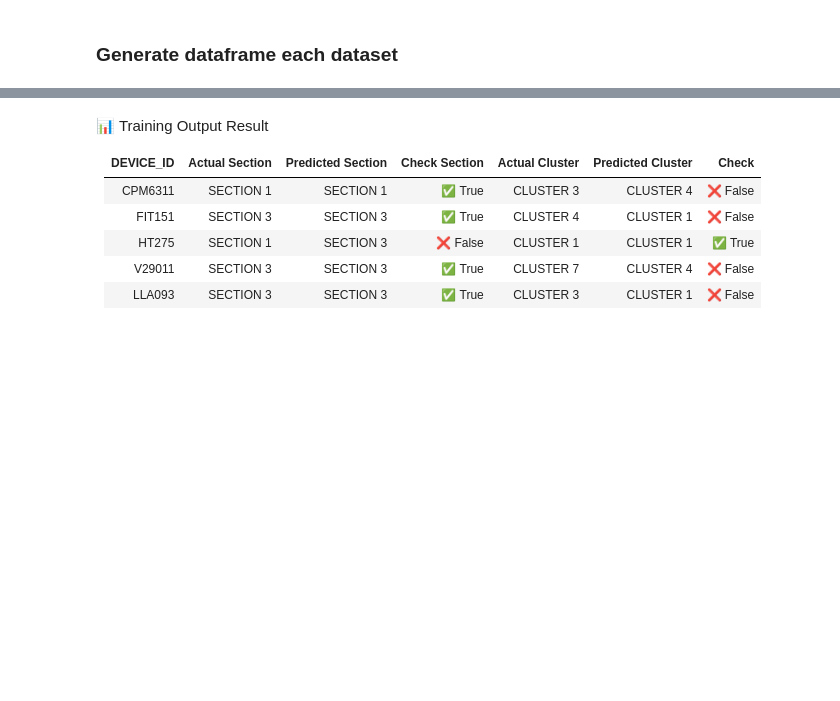
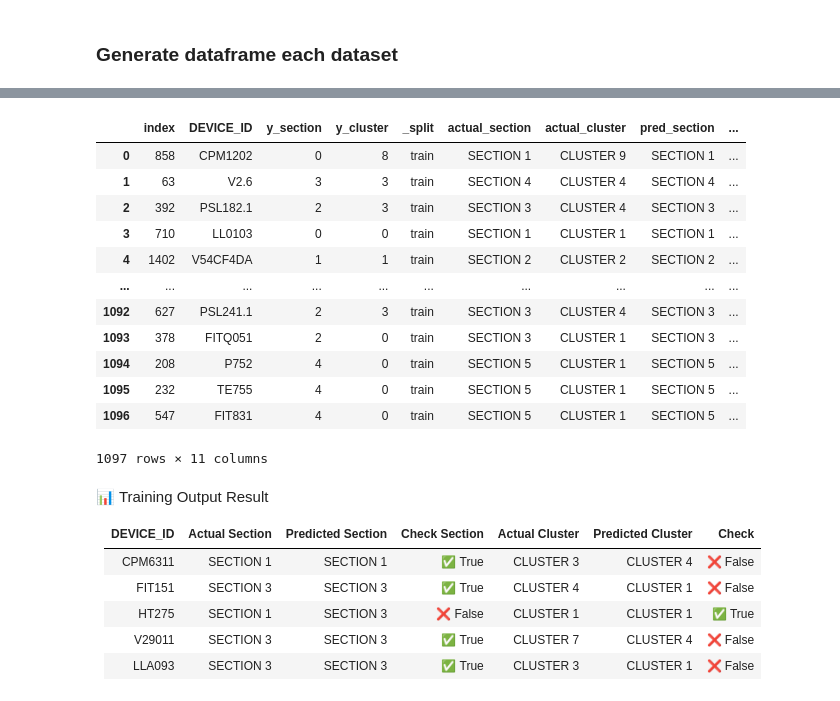
Before and after one commit to Syaziyah30/DeviceCluster, a Jupyter notebook: 1.training_model/Section XGB Model - Model Training.ipynb, the cells around one changed output, grey strips where cells are left out. Cells and saved outputs as stored; diff of their text form; code cells hidden in the pictures; blank space fills up the shorter version.

```diff
--- a/1.training_model/Section XGB Model - Model Training.ipynb
+++ b/1.training_model/Section XGB Model - Model Training.ipynb
@@ -482,3 +759,19 @@ val_df2["actual_cluster"] = le_cluster.inverse_transform(val_df2["y_cluster"])
+# %%
+train_df2
+# %% [output]
+|  | index | DEVICE_ID | y_section | y_cluster | _split | actual_section | actual_cluster | pred_section | ... |
+| 0 | 858 | CPM1202 | 0 | 8 | train | SECTION 1 | CLUSTER 9 | SECTION 1 | ... |
+| 1 | 63 | V2.6 | 3 | 3 | train | SECTION 4 | CLUSTER 4 | SECTION 4 | ... |
+| 2 | 392 | PSL182.1 | 2 | 3 | train | SECTION 3 | CLUSTER 4 | SECTION 3 | ... |
+| 3 | 710 | LL0103 | 0 | 0 | train | SECTION 1 | CLUSTER 1 | SECTION 1 | ... |
+| 4 | 1402 | V54CF4DA | 1 | 1 | train | SECTION 2 | CLUSTER 2 | SECTION 2 | ... |
+| ... | ... | ... | ... | ... | ... | ... | ... | ... | ... |
+| 1092 | 627 | PSL241.1 | 2 | 3 | train | SECTION 3 | CLUSTER 4 | SECTION 3 | ... |
+| 1093 | 378 | FITQ051 | 2 | 0 | train | SECTION 3 | CLUSTER 1 | SECTION 3 | ... |
+| 1094 | 208 | P752 | 4 | 0 | train | SECTION 5 | CLUSTER 1 | SECTION 5 | ... |
+| 1095 | 232 | TE755 | 4 | 0 | train | SECTION 5 | CLUSTER 1 | SECTION 5 | ... |
+| 1096 | 547 | FIT831 | 4 | 0 | train | SECTION 5 | CLUSTER 1 | SECTION 5 | ... |
+1097 rows × 11 columns
 # %%
 # Add predictions
 test_df2["pred_section"] = y_sec_pred
```
Also changed, not shown: parts of 7 cells of this notebook, 1 other file.
